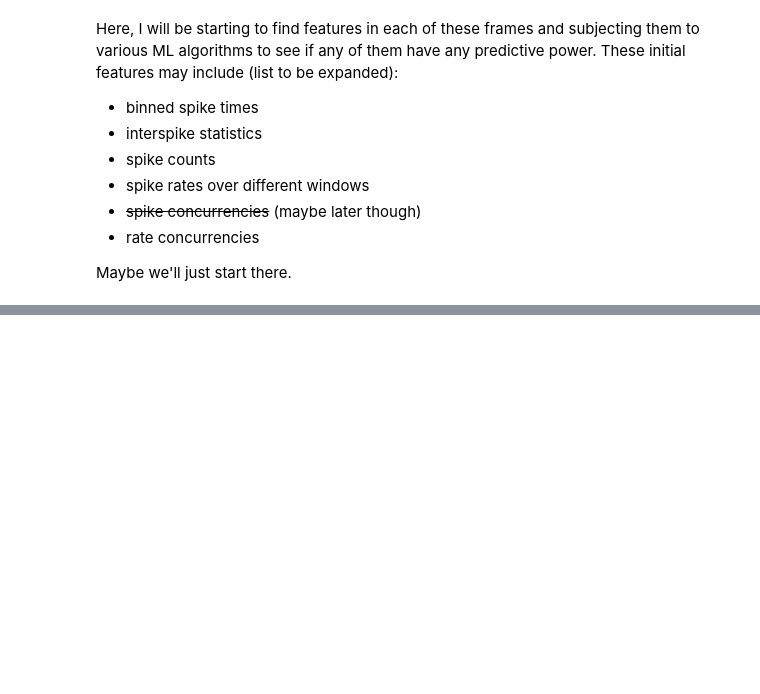
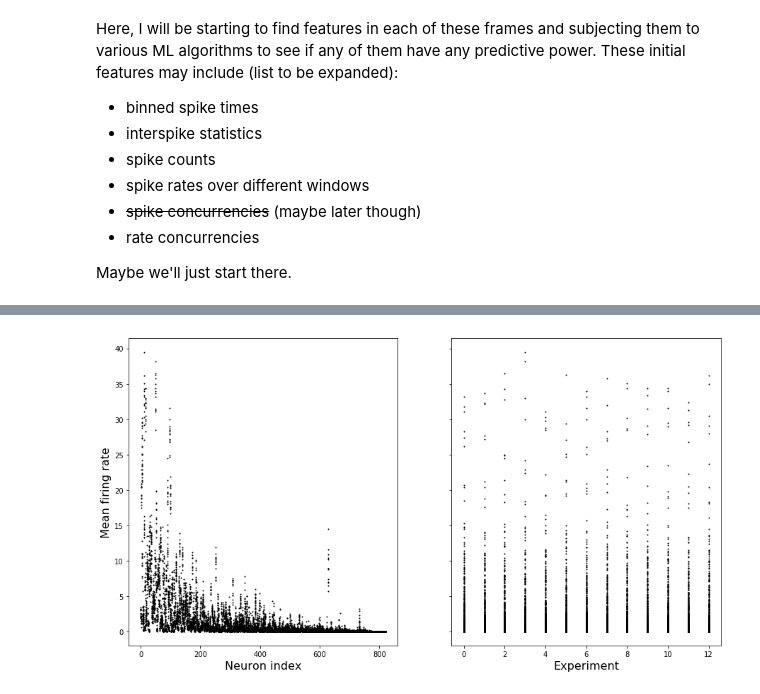
Before and after one commit to jeliason/ds_practice, a Jupyter notebook: neuro/cortexlab-2array/cortexlab-eda.ipynb, the cells around one changed output, grey strips where cells are left out. Saved outputs shown, nothing was run; the diff lists cells and outputs as text; code cells hidden in the pictures; blank space fills up the shorter version.

```diff
--- a/neuro/cortexlab-2array/cortexlab-eda.ipynb
+++ b/neuro/cortexlab-2array/cortexlab-eda.ipynb
@@ -363,0 +446,4 @@ array([0.0129    , 0.0314    , 0.07956667, ..., 0.1895    , 0.08096667,
+# %%
+plot_trialavg(trialavg_meanrate,name='Mean firing rate')
+# %% [output]
+[figure, added]
```
Also changed, not shown: parts of 22 cells of this notebook.
